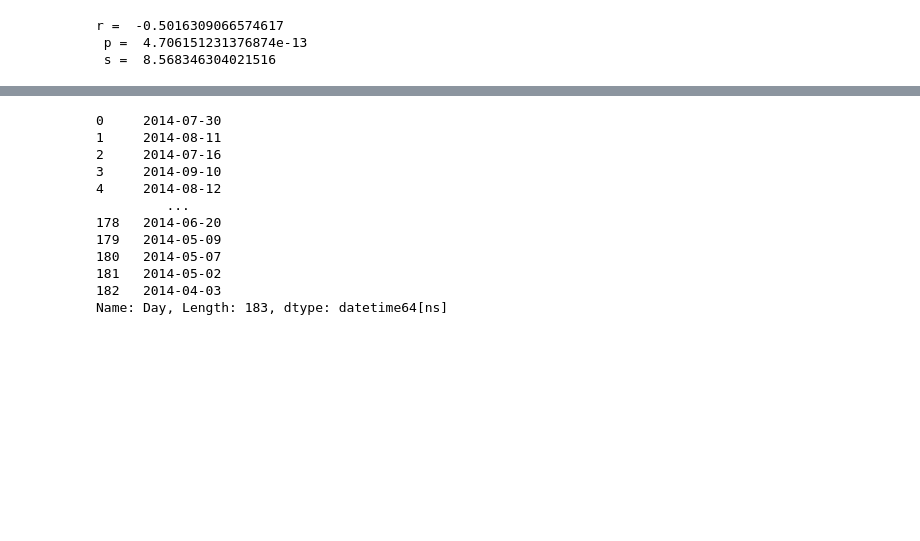
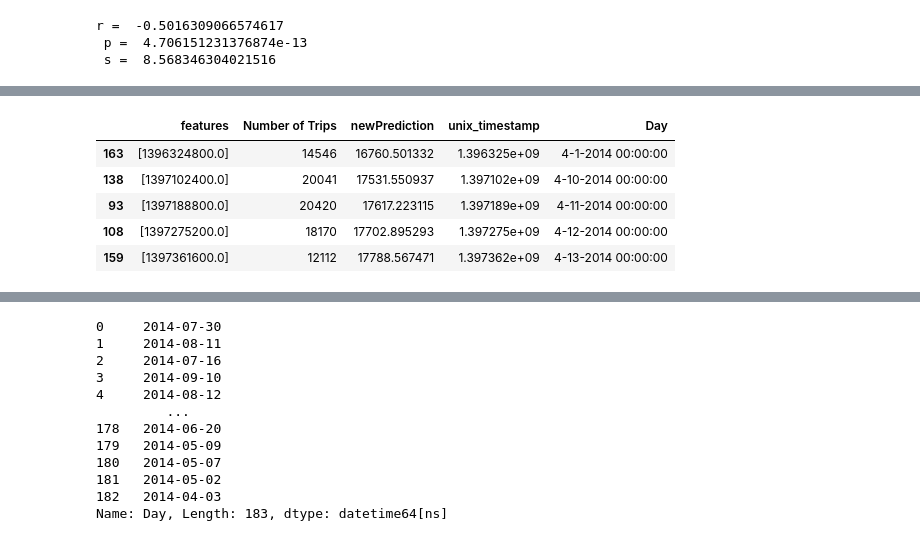
Before and after one commit to milevavantuyl/Movement_NYC, a Jupyter notebook: Melanie Time Series Analysis/Hourly and Daily Changes of Uber Traffic Data.ipynb, the cells around one changed output, grey strips where cells are left out. Saved outputs shown, nothing was run; the diff lists cells and outputs as text; code cells hidden in the pictures; blank space fills up the shorter version.

```diff
--- a/Melanie Time Series Analysis/Hourly and Daily Changes of Uber Traffic Data.ipynb
+++ b/Melanie Time Series Analysis/Hourly and Daily Changes of Uber Traffic Data.ipynb
@@ -253,0 +300,3 @@ r =  -0.5016309066574617
+# %%
+predictions = model.transform(output)
+predictions.show()
@@ -253,0 +371,12 @@ r =  -0.5016309066574617
+# %%
+predictions_df = predictions.toPandas()
+predictions_df.head()
+predictions_df = predictions_df.sort_values(by = "Day")
+predictions_df.head()
+# %% [output]
+|  | features | Number of Trips | newPrediction | unix_timestamp | Day |
+| 163 | [1396324800.0] | 14546 | 16760.501332 | 1.396325e+09 | 4-1-2014 00:00:00 |
+| 138 | [1397102400.0] | 20041 | 17531.550937 | 1.397102e+09 | 4-10-2014 00:00:00 |
+| 93 | [1397188800.0] | 20420 | 17617.223115 | 1.397189e+09 | 4-11-2014 00:00:00 |
+| 108 | [1397275200.0] | 18170 | 17702.895293 | 1.397275e+09 | 4-12-2014 00:00:00 |
+| 159 | [1397361600.0] | 12112 | 17788.567471 | 1.397362e+09 | 4-13-2014 00:00:00 |
```
Also changed, not shown: parts of 19 cells of this notebook, 1 other file.
